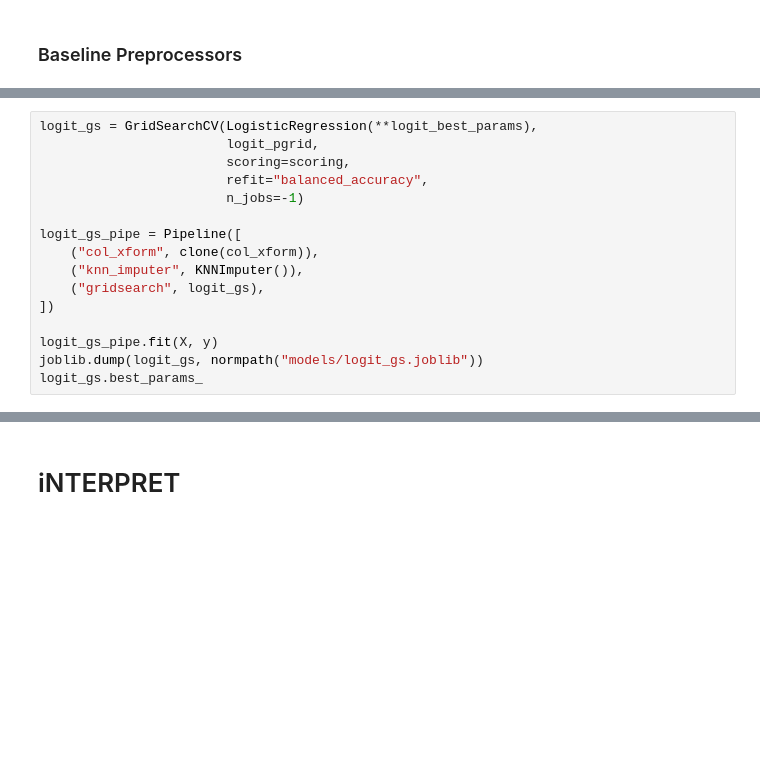
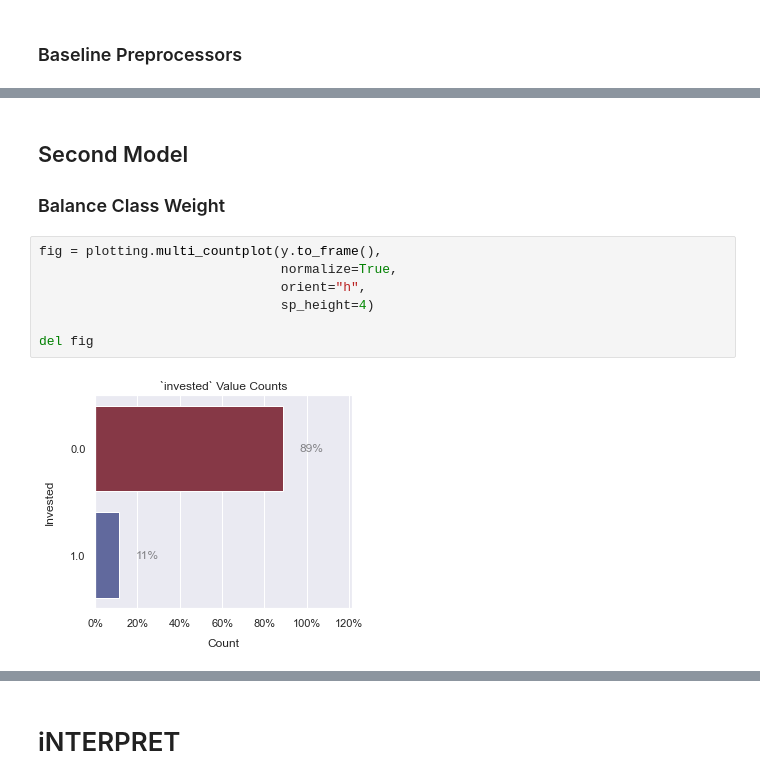
Before and after one commit to ndgigliotti/dsc-phase-3-project, a Jupyter notebook: index.ipynb, the cells around one changed output, grey strips where cells are left out. Drawn from its saved outputs; the diff is of its cells as text; blank space fills up the shorter version.

Commit message:
obtain final model

```diff
--- a/index.ipynb
+++ b/index.ipynb
@@ -778,16 +560,0 @@ logit_best_params
-# %%
-logit_gs = GridSearchCV(LogisticRegression(**logit_best_params),
-                        logit_pgrid,
-                        scoring=scoring,
-                        refit="balanced_accuracy",
-                        n_jobs=-1)
-
-logit_gs_pipe = Pipeline([
-    ("col_xform", clone(col_xform)),
-    ("knn_imputer", KNNImputer()),
-    ("gridsearch", logit_gs),
-])
-
-logit_gs_pipe.fit(X, y)
-joblib.dump(logit_gs, normpath("models/logit_gs.joblib"))
-logit_gs.best_params_
@@ -904,0 +642,12 @@ Name: coefs, dtype: float64
+# %% [markdown]
+## Second Model
+### Balance Class Weight
+# %%
+fig = plotting.multi_countplot(y.to_frame(),
+                               normalize=True,
+                               orient="h",
+                               sp_height=4)
+
+del fig
+# %% [output]
+[figure, added]
```
Also changed, not shown: parts of 63 cells of this notebook, 19 other files.
